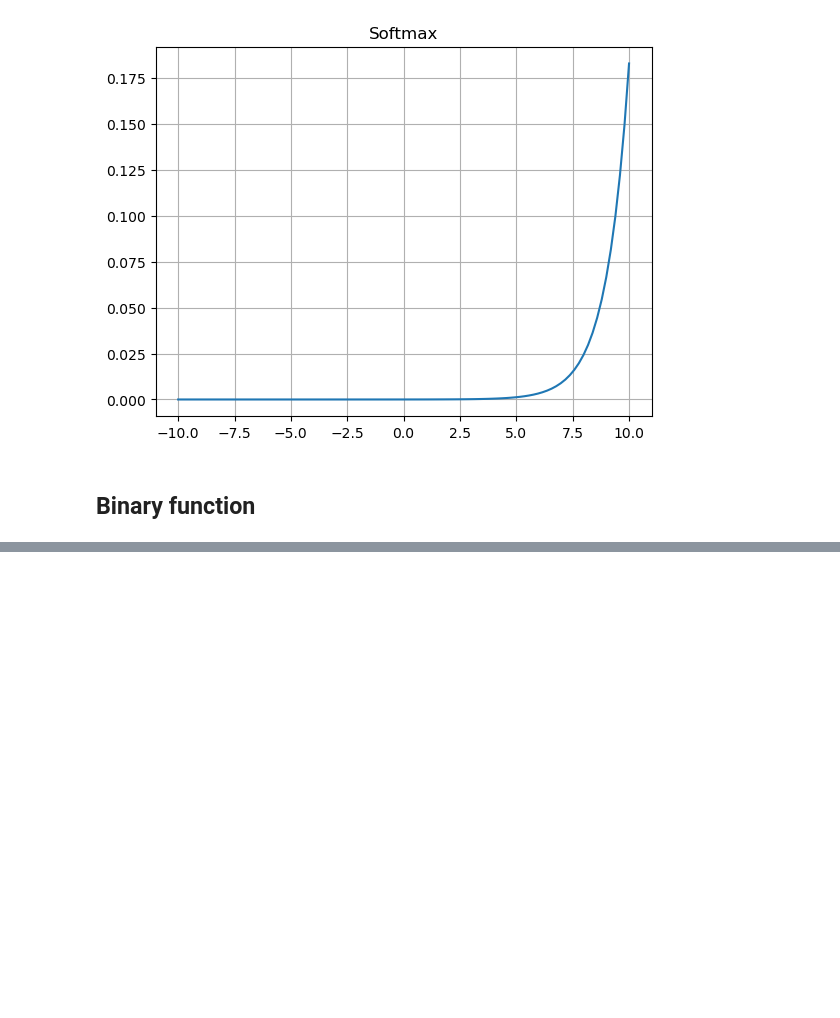
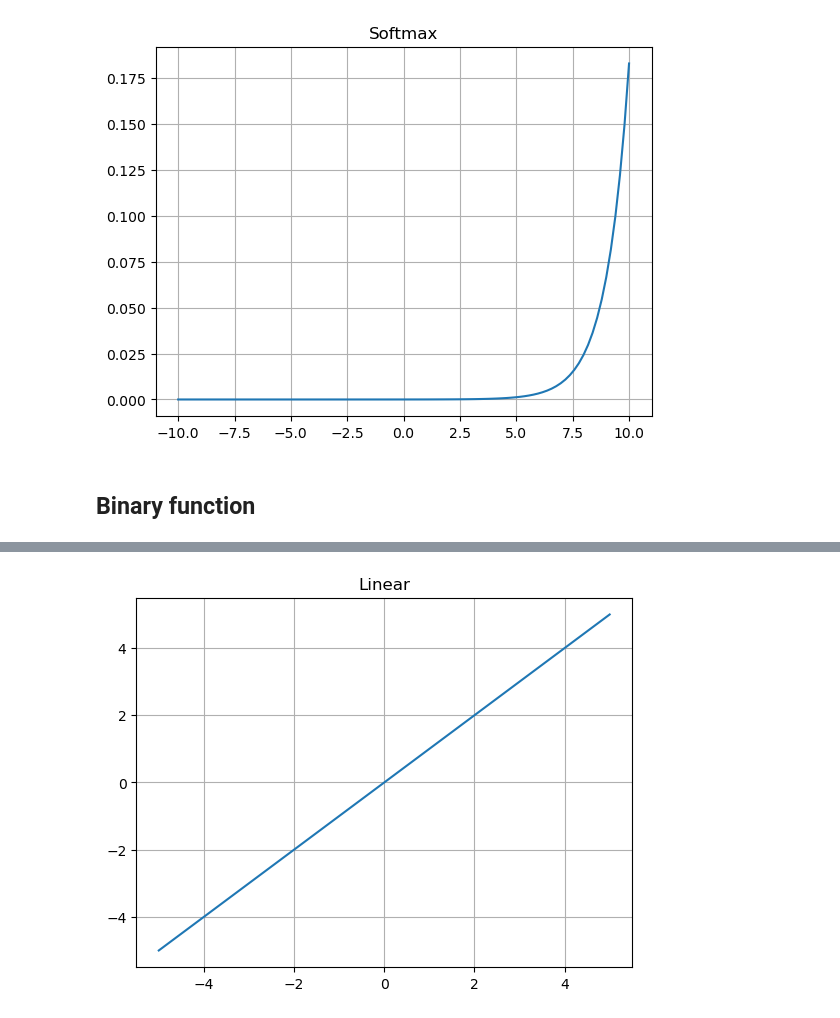
Before and after one commit to sohv/NDL-Lab, a Jupyter notebook: Lab0.ipynb, the cells around one changed output, grey strips where cells are left out. Cells and saved outputs as stored; diff of their text form; code cells hidden in the pictures; blank space fills up the shorter version.

```diff
--- a/Lab0.ipynb
+++ b/Lab0.ipynb
@@ -95,0 +103,9 @@ plt.show()
+# %%
+x = np.linspace(-5, 5, 100)
+y=linear(x)
+plt.plot(x,y)
+plt.title('Linear')
+plt.grid(True)
+plt.show()
+# %% [output]
+[figure, added]
```
Also changed, not shown: parts of 3 cells of this notebook, 1 other file.
